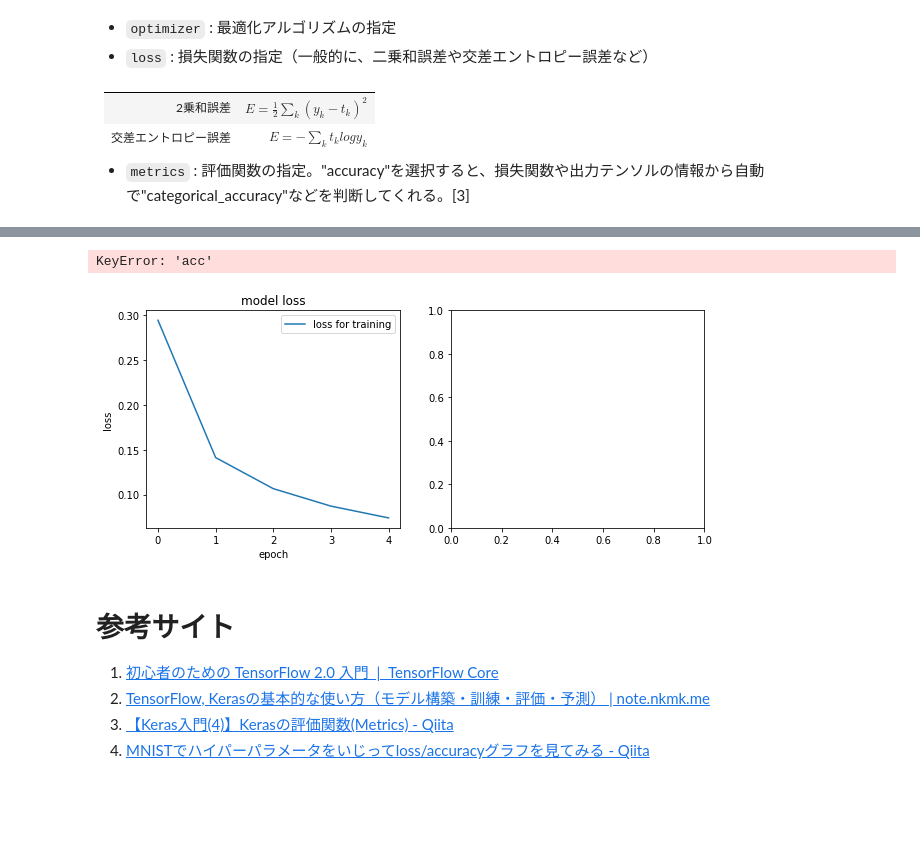
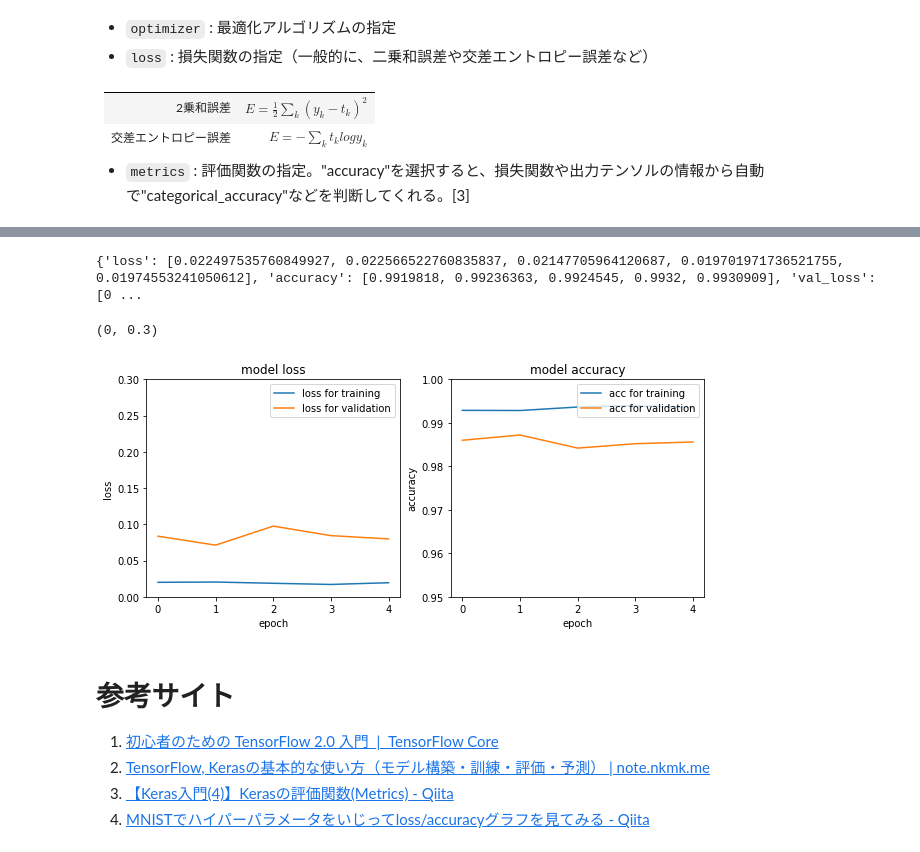
Before and after one commit to fumihachi94/docker-tensorflow, a Jupyter notebook: src/hello_docker_tensorflow.ipynb, the cells around one changed output, grey strips where cells are left out. Saved outputs shown, nothing was run; the diff lists cells and outputs as text; code cells hidden in the pictures; blank space fills up the shorter version.

```diff
--- a/src/hello_docker_tensorflow.ipynb
+++ b/src/hello_docker_tensorflow.ipynb
@@ -45,2 +63,4 @@ Image.fromarray(x_train[0]).resize((256,256))
 # %%
 x_train, x_test = x_train / 255.0, x_test / 255.0
+x_train, x_valid = np.split(x_train, [55000])
+y_train, y_valid = np.split(y_train, [55000])
@@ -100,5 +129,5 @@ model.compile(optimizer='adam',
 # %%
-fit = model.fit(x_train, y_train, epochs=5)
+fit = model.fit(x_train, y_train, epochs=5, verbose=1, validation_data=(x_valid, y_valid))
 
 model.evaluate(x_test,  y_test, verbose=2)
 # %% [output]
@@ -118,20 +147,30 @@ Epoch 5/5
+# %%
+print(fit.history)
+# %% [output]
+{'loss': [0.022497535760849927, 0.022566522760835837, 0.02147705964120687, 0.019701971736521755, 0.01974553241050612], 'accuracy': [0.9919818, 0.99236363, 0.9924545, 0.9932, 0.9930909], 'val_loss': [0 ...
 # %%
 fig, (axL, axR) = plt.subplots(ncols=2, figsize=(10,4))
 
+axR.plot(fit.history['accuracy'],label="acc for training")
+axR.plot(fit.history['val_accuracy'],label="acc for validation")
+axR.set_title('model accuracy')
+axR.set_xlabel('epoch')
+axR.set_ylabel('accuracy')
+axR.legend(loc='upper right')
+plt.axes(axR)
+plt.ylim([0.95, 1])
+
 axL.plot(fit.history['loss'],label="loss for training")
+axL.plot(fit.history['val_loss'],label="loss for validation")
 axL.set_title('model loss')
 axL.set_xlabel('epoch')
 axL.set_ylabel('loss')
 axL.legend(loc='upper right')
-
-axR.plot(fit.history['acc'],label="loss for training")
-axR.set_title('model accuracy')
-axR.set_xlabel('epoch')
-axR.set_ylabel('accuracy')
-axR.legend(loc='upper right')
+plt.axes(axL)
+plt.ylim([0, 0.3])
 # %% [output]
-KeyError: 'acc'
+(0, 0.3)
-[figure, old version]
+[figure, new version]
 # %% [markdown]
 # 参考サイト
 
```
Also changed, not shown: parts of 7 cells of this notebook.
